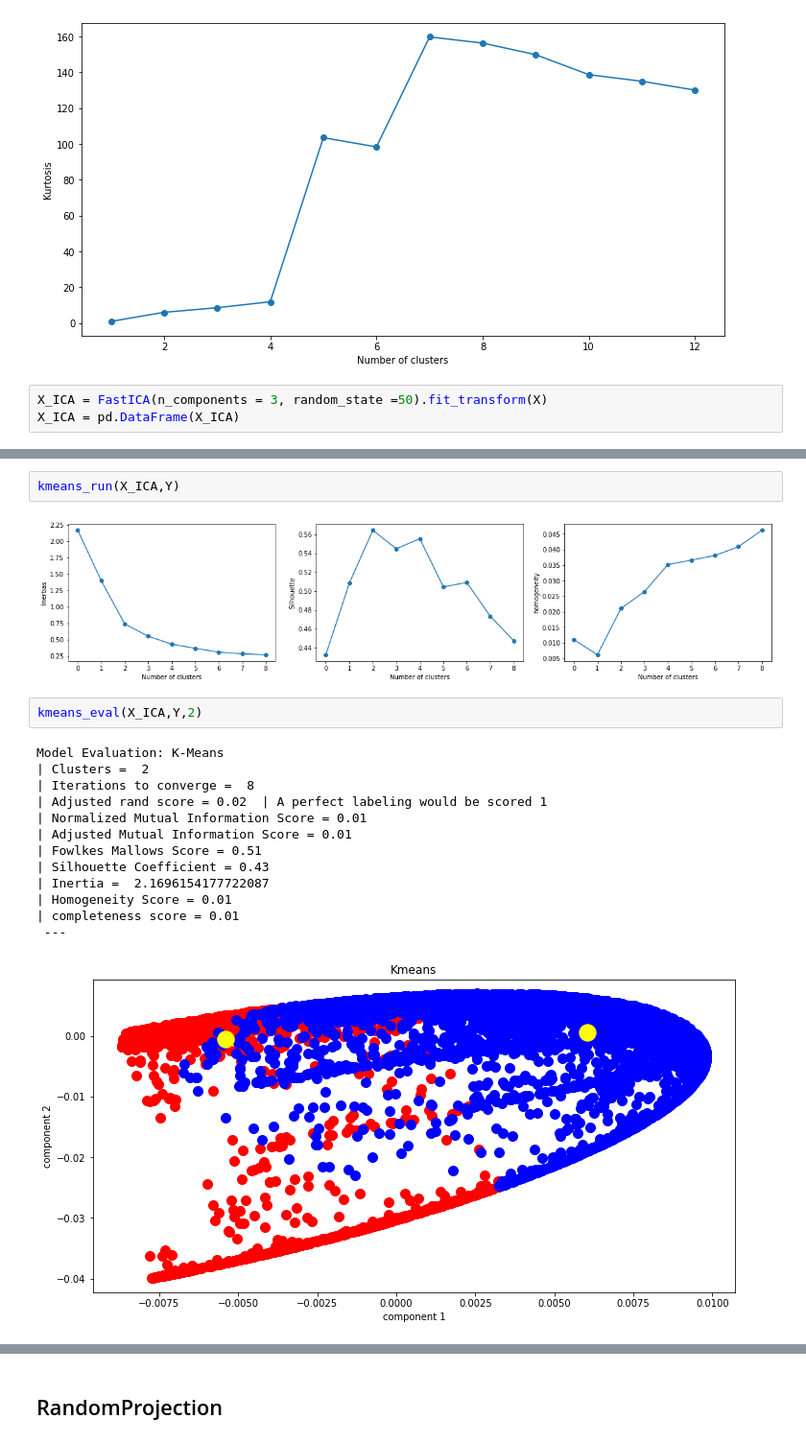
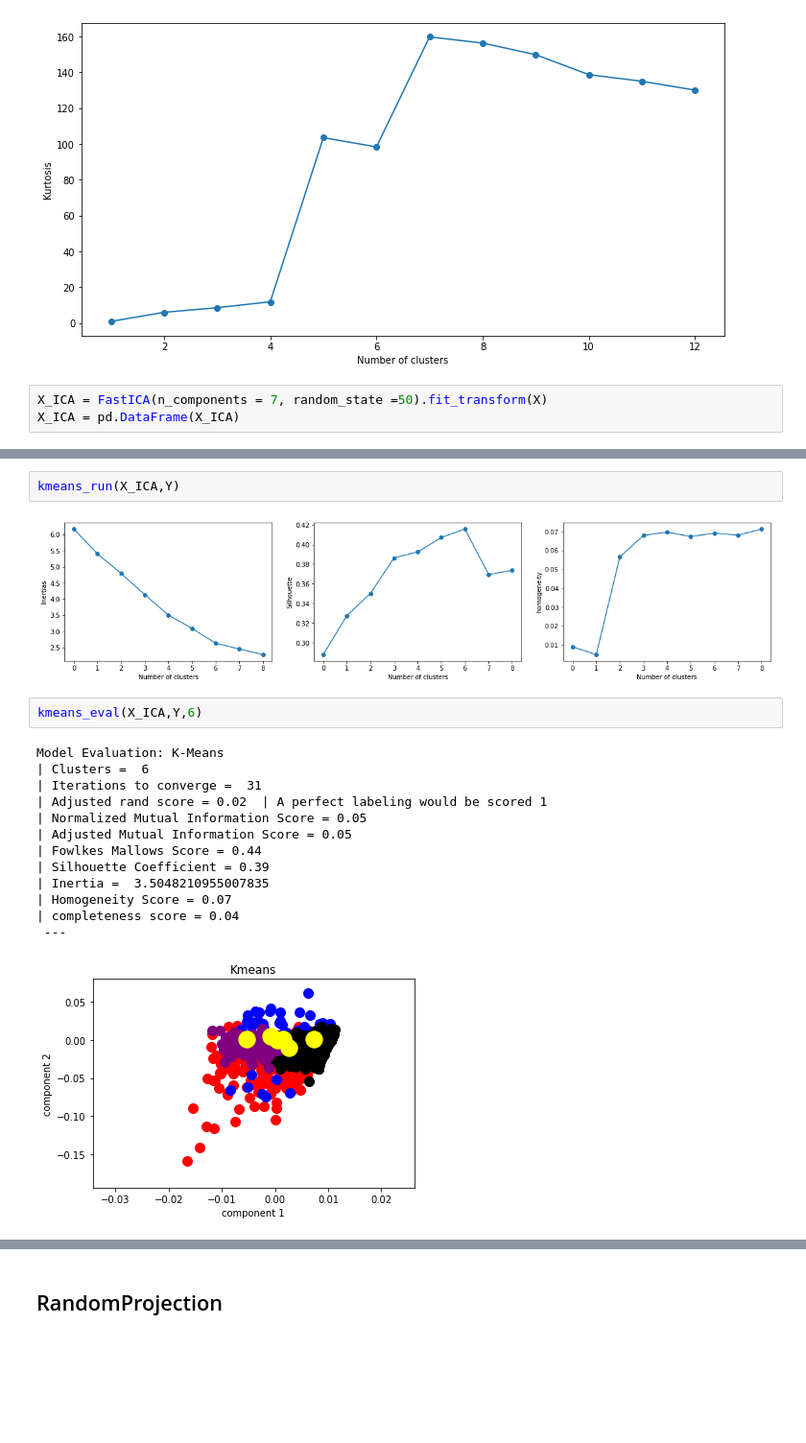
Before and after one commit to GranDiego117/CS7A3, a Jupyter notebook: Assignment3-DS2.ipynb, the cells around one changed output, grey strips where cells are left out. Shown at 96% size. Drawn from its saved outputs; the diff is of its cells as text; blank space fills up the shorter version.

```diff
--- a/Assignment3-DS2.ipynb
+++ b/Assignment3-DS2.ipynb
@@ -634,5 +633,5 @@ ICA_run(X,Y)
 # %% [output]
 [figure]
 # %%
-X_ICA = FastICA(n_components = 3, random_state =50).fit_transform(X)
+X_ICA = FastICA(n_components = 7, random_state =50).fit_transform(X)
 X_ICA = pd.DataFrame(X_ICA)
@@ -639,23 +646,23 @@ X_ICA = pd.DataFrame(X_ICA)
 # %%
 kmeans_run(X_ICA,Y)
 # %% [output]
-[figure, old version]
+[figure, new version]
 # %%
-kmeans_eval(X_ICA,Y,2)
+kmeans_eval(X_ICA,Y,6)
 # %% [output]
 Model Evaluation: K-Means
-| Clusters =  2
-| Iterations to converge =  8
+| Clusters =  6
+| Iterations to converge =  31
 | Adjusted rand score = 0.02  | A perfect labeling would be scored 1
-| Normalized Mutual Information Score = 0.01
-| Adjusted Mutual Information Score = 0.01
-| Fowlkes Mallows Score = 0.51
-| Silhouette Coefficient = 0.43
-| Inertia =  2.1696154177722087
-| Homogeneity Score = 0.01
-| completeness score = 0.01
+| Normalized Mutual Information Score = 0.05
+| Adjusted Mutual Information Score = 0.05
+| Fowlkes Mallows Score = 0.44
+| Silhouette Coefficient = 0.39
+| Inertia =  3.5048210955007835
+| Homogeneity Score = 0.07
+| completeness score = 0.04
  ---
-[figure, old version]
+[figure, new version]
 # %%
 em_run(X_ICA,Y)
 # %% [output]
```
Also changed, not shown: parts of 32 cells of this notebook, 1 other file.
